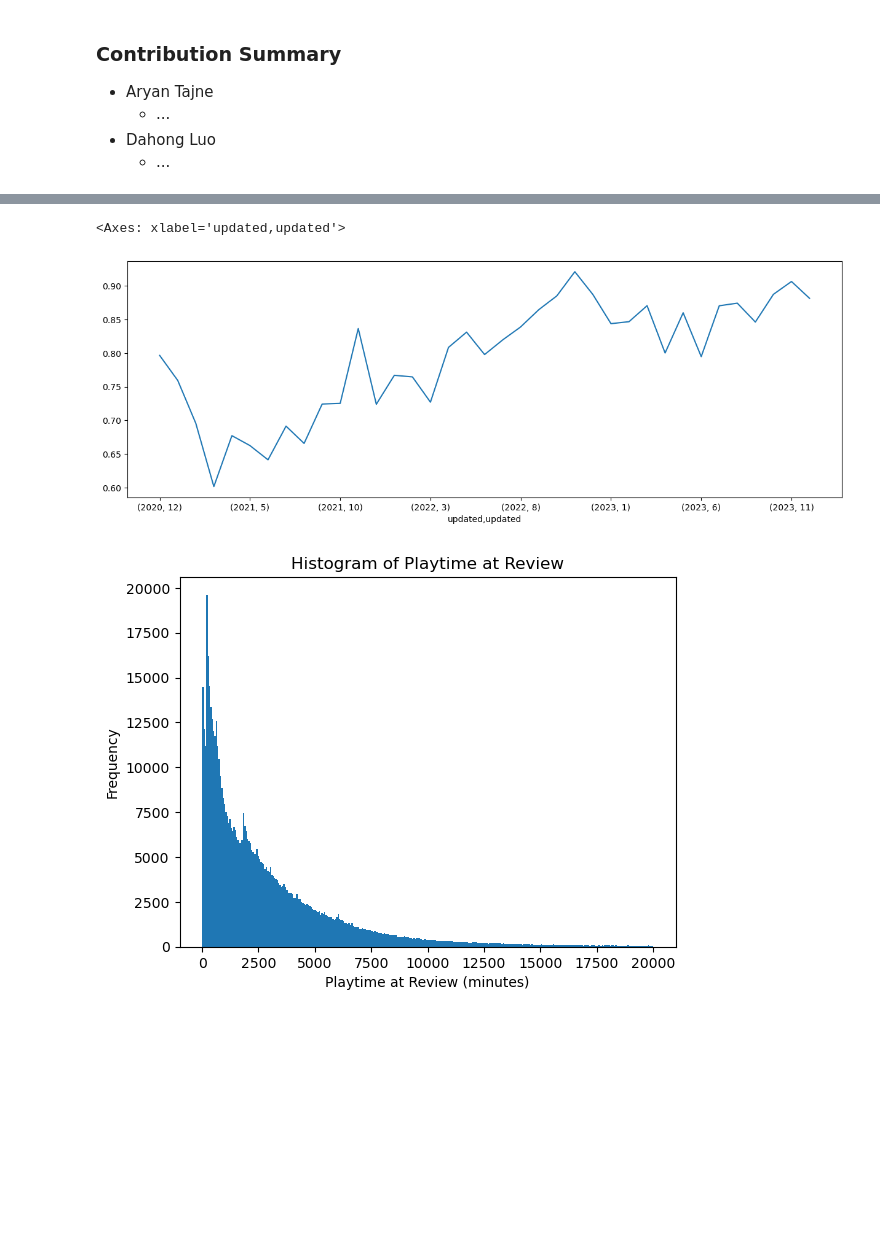
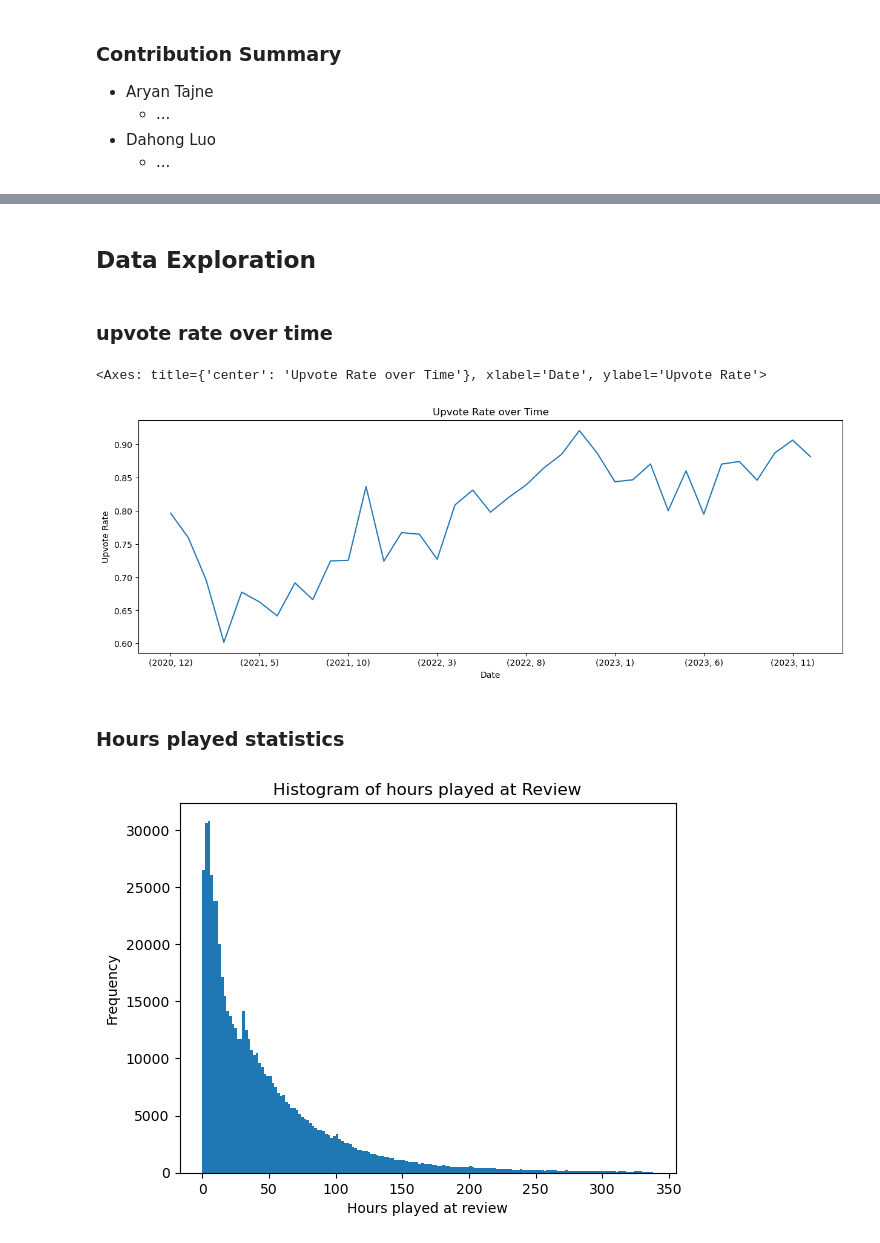
Before and after one commit to Loldude0/CMSC320-cyberpunk, a Jupyter notebook: exploration.ipynb, the cells around one changed output, grey strips where cells are left out. Saved outputs shown, nothing was run; the diff lists cells and outputs as text; code cells hidden in the pictures; blank space fills up the shorter version.

```diff
--- a/exploration.ipynb
+++ b/exploration.ipynb
@@ -64,13 +81,13 @@ df.head()
 # %%
 # change column names
-df.columns = ["language", "review", "date", "voted_up_to_game", "upvotes_on_comment", "funnies_on_comment", "steam_purchase", "hours_played"]
+df.columns = ["language", "review", "date", "voted_up_for_game", "upvotes_on_comment", "funny_votes_on_comment", "steam_purchase", "hours_played"]
 
 # convert data types
 df["language"] = df["language"].astype(str)
 df["review"] = df["review"].astype(str)
 df["date"] = pd.to_datetime(df["date"])
-df["voted_up_to_game"] = df["voted_up_to_game"].astype(int)
-df["steam_purchase"] = df["steam_purchase"].astype(int)
+#df["voted_up_to_game"] = df["voted_up_for_game"].astype(int)
+#df["steam_purchase"] = df["steam_purchase"].astype(int)
 
 # converting playtime_at_review to hours_played
 df["hours_played"] = df["hours_played"] / 60
@@ -114,22 +123,26 @@ print(df["updated"].max())
+# %% [markdown]
+## Data Exploration
+# %% [markdown]
+### upvote rate over time
 # %%
-upvote_rate = df.groupby([df['updated'].dt.year, df['updated'].dt.month])["voted_up"].mean()
-upvote_rate.plot(kind="line", figsize=(15, 5))
+upvote_rate = df.groupby([df['date'].dt.year, df['date'].dt.month])["voted_up_for_game"].mean()
+upvote_rate.plot(kind="line", figsize=(15, 5), title="Upvote Rate over Time", xlabel="Date", ylabel="Upvote Rate")
 # %% [output]
-<Axes: xlabel='updated,updated'>
+<Axes: title={'center': 'Upvote Rate over Time'}, xlabel='Date', ylabel='Upvote Rate'>
-[figure, old version]
+[figure, new version]
+# %% [markdown]
+### Hours played statistics
 # %%
-import matplotlib.pyplot as plt
-
 # Create a histogram
-plt.hist(df['playtime_at_review'], bins=int(df['playtime_at_review'].max() / 60))
+plt.hist(df['hours_played'], bins=int(df['hours_played'].max()/2))
 
 # Add labels and title
-plt.xlabel('Playtime at Review (minutes)')
+plt.xlabel('Hours played at review')
 plt.ylabel('Frequency')
-plt.title('Histogram of Playtime at Review')
+plt.title('Histogram of hours played at Review')
 
 # Show the histogram
 plt.show()
 # %% [output]
-[figure, old version]
+[figure, new version]
 # %% [markdown]
```
Also changed, not shown: parts of 27 cells of this notebook.
